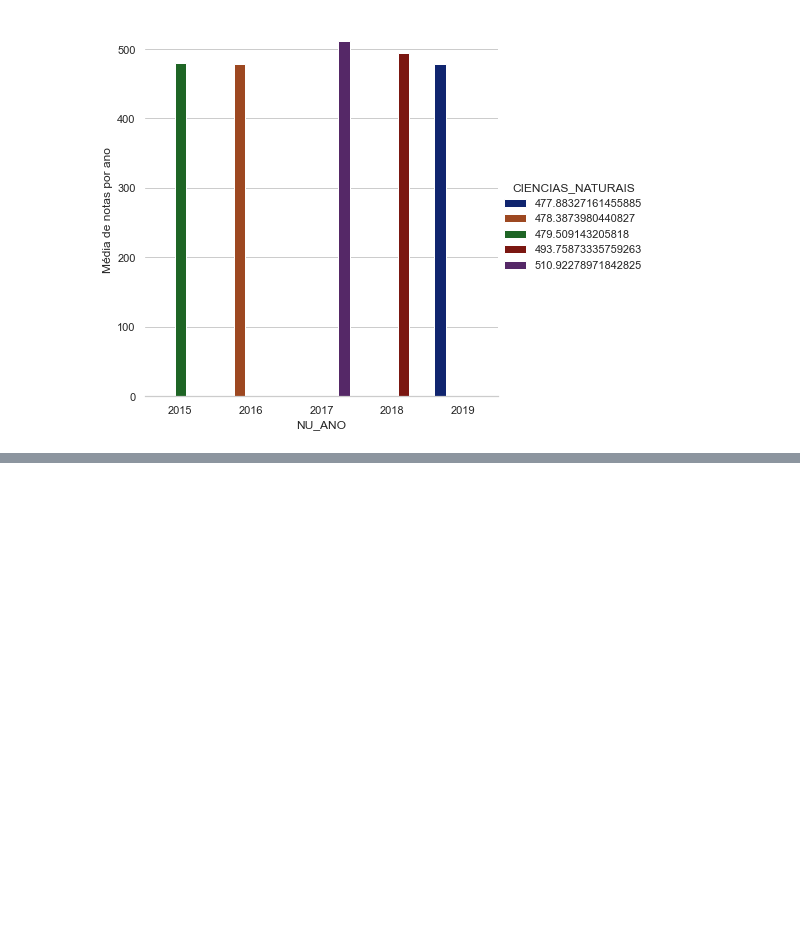
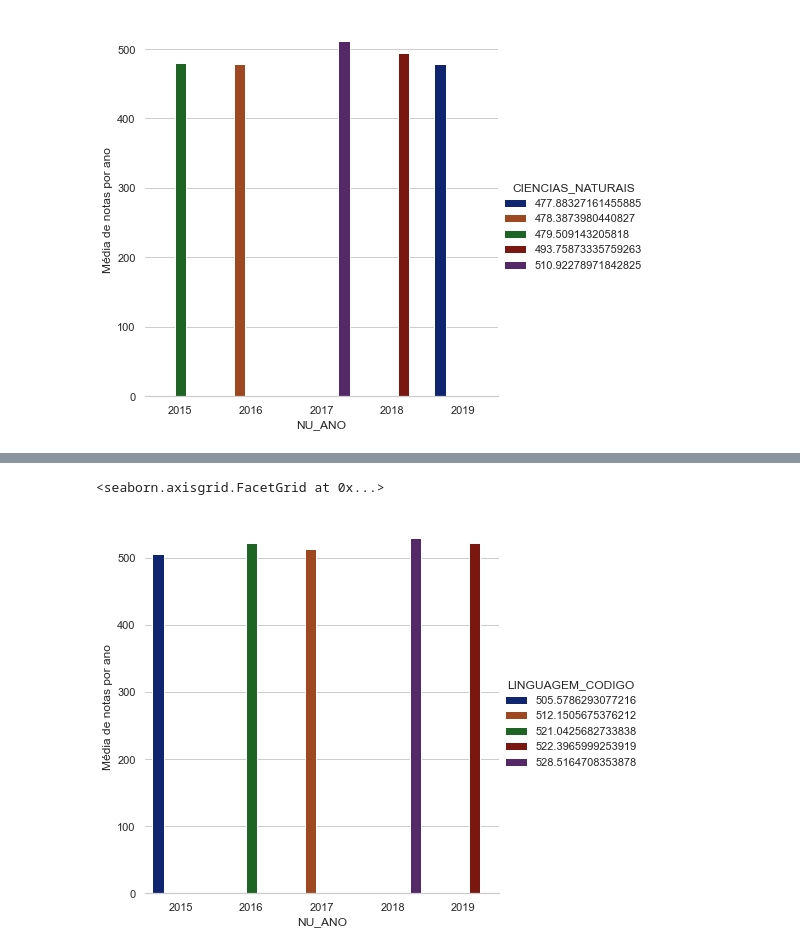
Before and after one commit to projetobigdatasenac2020/ProjetoFinalBigData, a Jupyter notebook: ProjetoFinal - Spark - HD - AnaliseExploratoria - Bruno.ipynb, the cells around one changed output, grey strips where cells are left out. Drawn from its saved outputs; the diff is of its cells as text; code cells hidden in the pictures; blank space fills up the shorter version.

```diff
--- a/ProjetoFinal - Spark - HD - AnaliseExploratoria - Bruno.ipynb
+++ b/ProjetoFinal - Spark - HD - AnaliseExploratoria - Bruno.ipynb
@@ -499,0 +508,6 @@ g.set_ylabels("Média de notas por ano")
+# %%
+# Este df contempla apenas as notas de linguagem codigo por ano
+df_lc = df_notas_sem_nulos.groupBy("NU_ANO").agg((sum("NU_NOTA_LC")/count("NU_INSCRICAO")).alias("LINGUAGEM_CODIGO")).sort(col("NU_ANO").desc())
+# %%
+df_lc_pandas = df_lc.toPandas()
+df_lc_pandas
@@ -499,0 +521,9 @@ g.set_ylabels("Média de notas por ano")
+# %%
+sns.set(style="whitegrid")
+
+g = sns.catplot(x="NU_ANO", y="LINGUAGEM_CODIGO", hue="LINGUAGEM_CODIGO", data=df_lc_pandas, height=6, kind="bar", palette="dark")
+g.despine(left=True)
+g.set_ylabels("Média de notas por ano")
+# %% [output]
+<seaborn.axisgrid.FacetGrid at 0x...>
+[figure, added]
```
Also changed, not shown: parts of 10 cells of this notebook.
